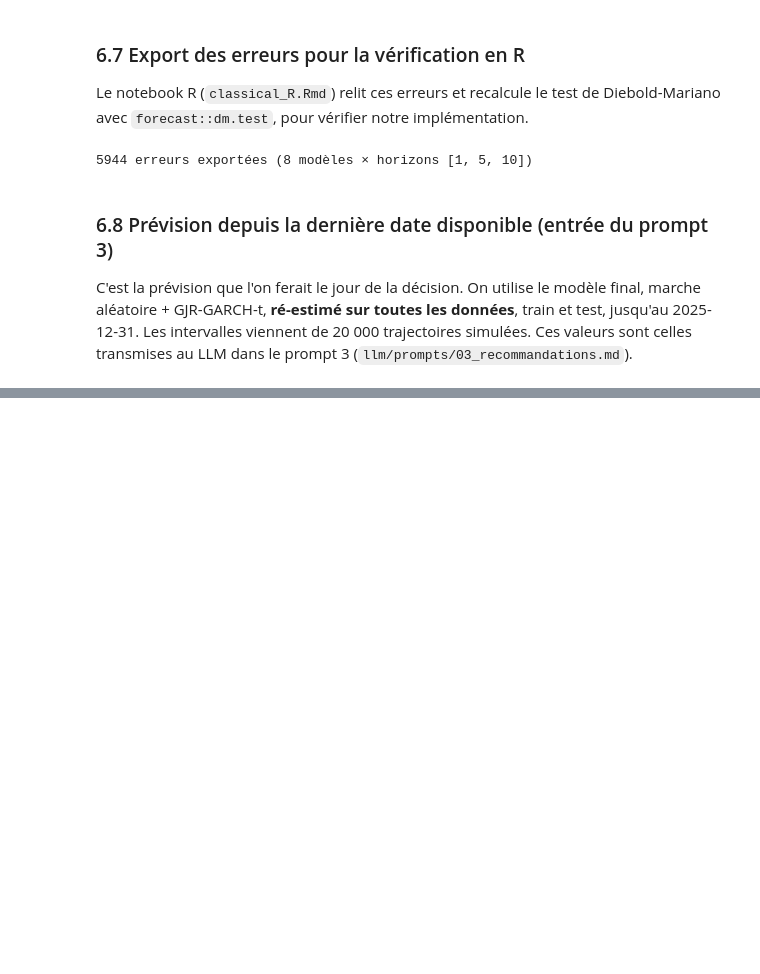
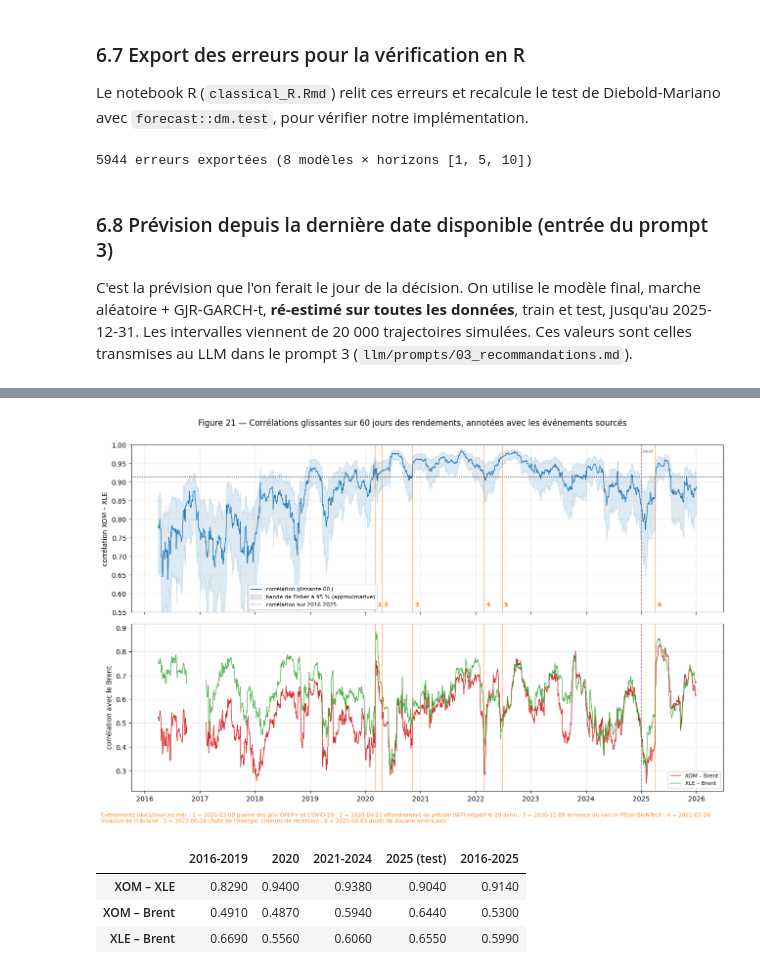
Before and after one commit to aziz28-dev/ts-project, a Jupyter notebook: notebooks/main_python.ipynb, the cells around one changed output, grey strips where cells are left out. Saved outputs shown, nothing was run; the diff lists cells and outputs as text; code cells hidden in the pictures; blank space fills up the shorter version.

```diff
--- a/notebooks/main_python.ipynb
+++ b/notebooks/main_python.ipynb
@@ -3079,0 +3098,61 @@ Paramètres du GJR-GARCH-t estimé sur 2016-2025 : {'omega': 0.0108, 'alpha[1]':
+# %%
+from src import extensions as X
+
+rc = {"XOM – XLE": X.rolling_corr(panel), "XOM – Brent": X.rolling_corr(panel, b=X.BRENT),
+      "XLE – Brent": X.rolling_corr(panel, "XLE_ret", X.BRENT)}
+periods = {"2016-2019": ("2016", "2019"), "2020": ("2020", "2020"), "2021-2024": ("2021", "2024"),
+           "2025 (test)": ("2025", "2025"), "2016-2025": ("2016", "2025")}
+corr_sum = X.corr_summary(rc, periods)
+corr_stat = X.static_corr(panel, {"XOM – XLE": ("XOM_ret", "XLE_ret"), "XOM – Brent": ("XOM_ret", X.BRENT),
+                                  "XLE – Brent": ("XLE_ret", X.BRENT)}, periods)
+save_table(corr_sum, "tab44_correlation_glissante")
+save_table(corr_stat, "tab44b_correlation_statique")
+
+lo, hi = X.fisher_band(rc["XOM – XLE"], 60)
+fig, axes = plt.subplots(2, 1, figsize=(13, 8), sharex=True)
+ax = axes[0]
+ax.plot(rc["XOM – XLE"].index, rc["XOM – XLE"], color="tab:blue", lw=1, label="corrélation glissante 60 j")
+ax.fill_between(lo.index, lo, hi, color="tab:blue", alpha=0.15, label="bande de Fisher à 95 % (approximative)")
+ax.axhline(corr_stat.loc["XOM – XLE", "2016-2025"], color="black", ls=":", lw=1, label="corrélation sur 2016-2025")
+ax.set_ylabel("corrélation XOM – XLE")
+ax.set_ylim(0.55, 1.0)
+ax = axes[1]
+ax.plot(rc["XOM – Brent"].index, rc["XOM – Brent"], color="tab:red", lw=1, label="XOM – Brent")
+ax.plot(rc["XLE – Brent"].index, rc["XLE – Brent"], color="tab:green", lw=1, alpha=0.8, label="XLE – Brent")
+ax.set_ylabel("corrélation avec le Brent")
+for ax in axes:
+    ax.axvline(test.index[0], color="grey", ls="--", lw=1)
+    for k, (d, lab) in enumerate(X.EVENTS.items()):
+        ax.axvline(pd.Timestamp(d), color="tab:orange", lw=0.8, alpha=0.8)
+    ax.grid(alpha=0.3)
+    ax.legend(fontsize=8, loc="lower right")
+# Légende du haut placée avant 2020, où le bas du graphique est vide, pour ne pas masquer l'événement 6.
+axes[0].legend(fontsize=8, loc="lower right", bbox_to_anchor=(0.42, 0.0))
+# Événements numérotés sur la figure, légende complète en dessous : des étiquettes longues se chevaucheraient.
+for k, d in enumerate(X.EVENTS, start=1):
+    axes[0].annotate(str(k), (pd.Timestamp(d), 0.565), fontsize=9, color="tab:orange", fontweight="bold",
+                     xytext=(3, 0), textcoords="offset points")
+axes[0].text(test.index[0], 0.99, " test", fontsize=8, color="grey", va="top")
+fig.text(0.01, -0.03, "Événements (docs/sources.md) : " + " ; ".join(f"{k} = {d} {lab}" for k, (d, lab) in enumerate(X.EVENTS.items(), start=1)),
+         fontsize=8, color="tab:orange", wrap=True)
+axes[1].xaxis.set_major_locator(mdates.YearLocator())
+axes[1].xaxis.set_major_formatter(mdates.DateFormatter("%Y"))
+fig.suptitle("Figure 21 — Corrélations glissantes sur 60 jours des rendements, annotées avec les événements sourcés", y=1.0)
+fig.tight_layout()
+save_fig(fig, 21, "correlation_glissante")
+plt.show()
+
+events_tab = pd.DataFrame([{"date": d, "événement": lab,
+                            "corr. XOM – XLE à la date": rc["XOM – XLE"].iloc[panel.index.searchsorted(pd.Timestamp(d))],
+                            "corr. XOM – XLE 60 jours après": rc["XOM – XLE"].iloc[min(panel.index.searchsorted(pd.Timestamp(d)) + 59, len(panel) - 1)],
+                            "corr. XOM – Brent à la date": rc["XOM – Brent"].iloc[panel.index.searchsorted(pd.Timestamp(d))]}
+                           for d, lab in X.EVENTS.items()]).set_index("date")
+display(corr_stat.round(3))
+display(events_tab.round(3))
+corr_sum.round(3)
+# %% [output]
+[figure, added]
+|  | 2016-2019 | 2020 | 2021-2024 | 2025 (test) | 2016-2025 |
+| XOM – XLE | 0.8290 | 0.9400 | 0.9380 | 0.9040 | 0.9140 |
+| XOM – Brent | 0.4910 | 0.4870 | 0.5940 | 0.6440 | 0.5300 |
+| XLE – Brent | 0.6690 | 0.5560 | 0.6060 | 0.6550 | 0.5990 |
```
Also changed, not shown: parts of 12 cells of this notebook, 18 other files.
